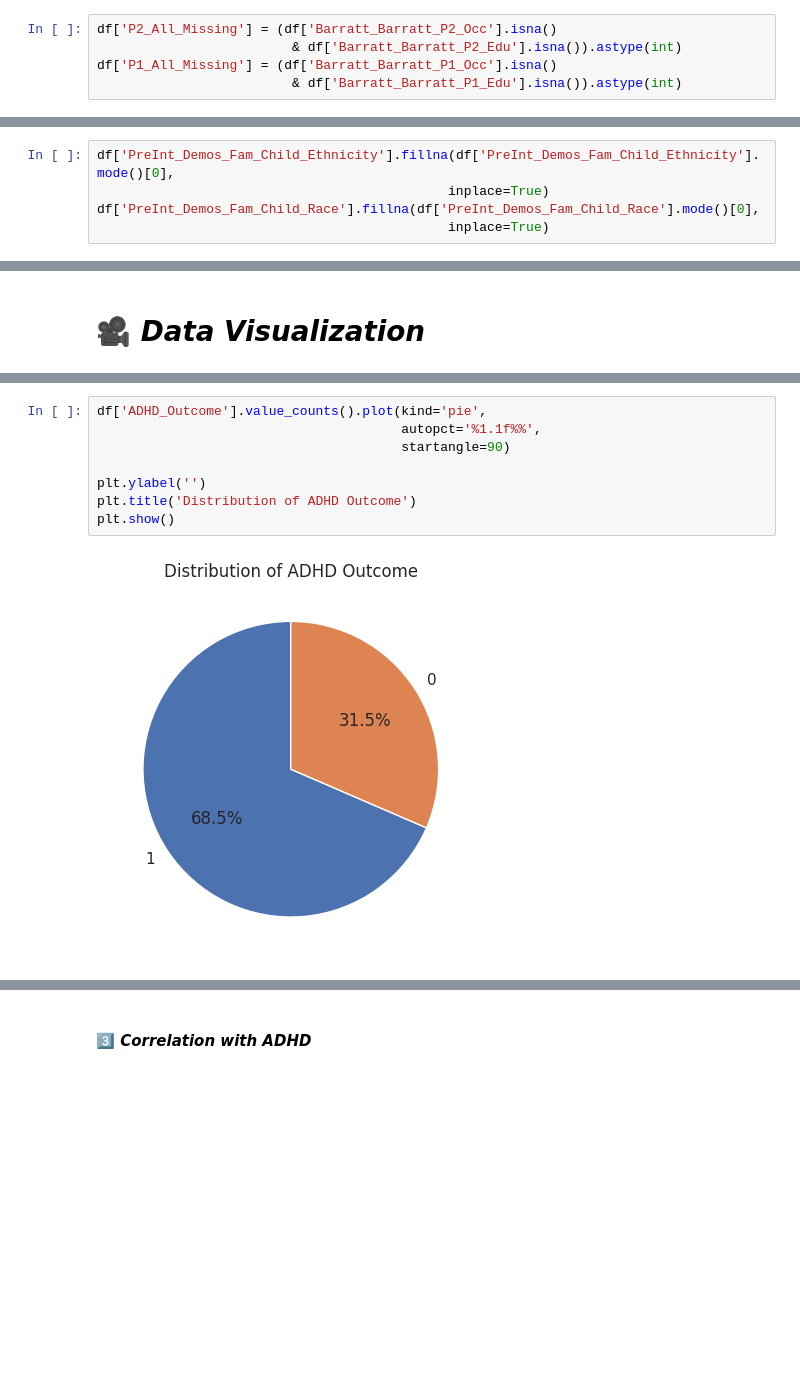
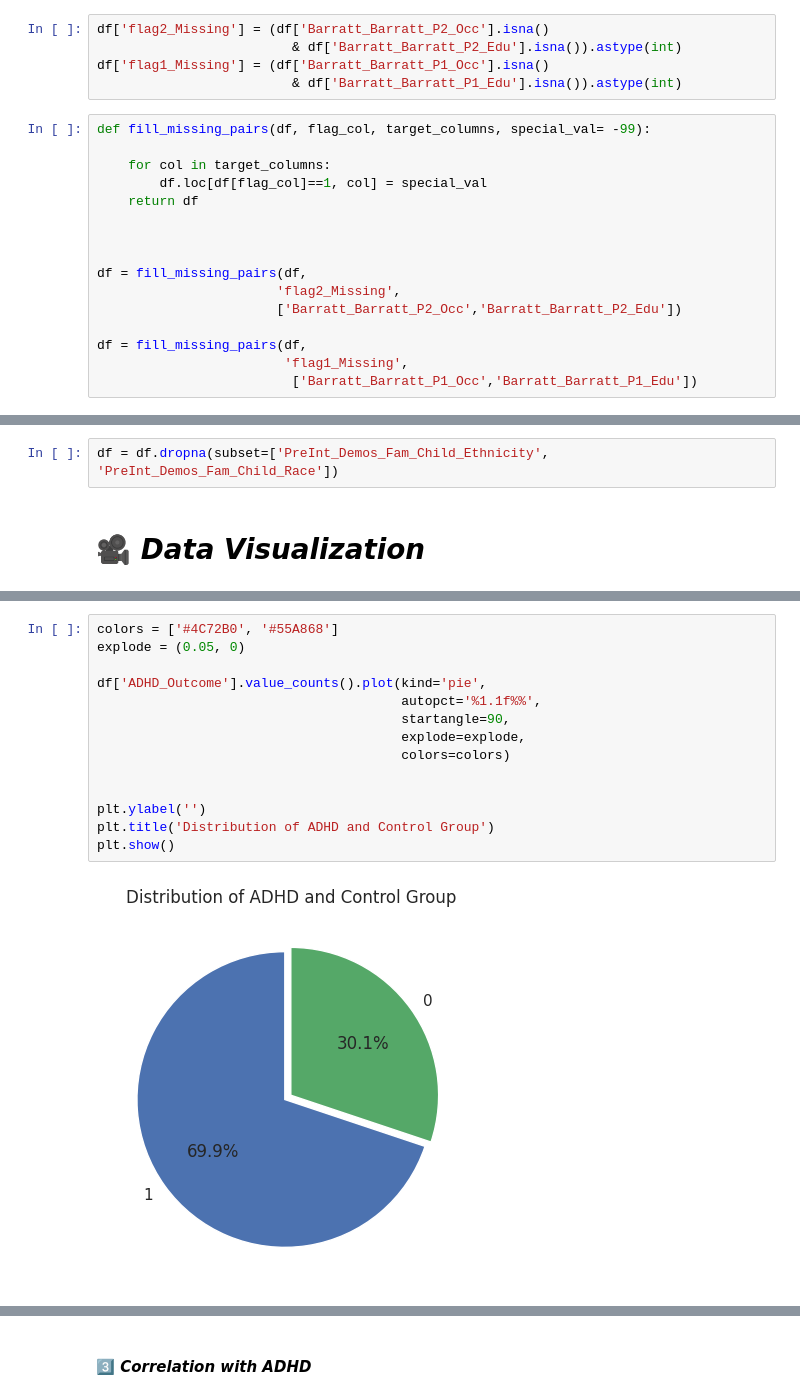
Before and after one commit to yigaai/Psycho_Neuro_ML_Project, a Jupyter notebook: understand-adhd.ipynb, the cells around one changed output, grey strips where cells are left out. Drawn from its saved outputs; the diff is of its cells as text; blank space fills up the shorter version.

```diff
--- a/understand-adhd.ipynb
+++ b/understand-adhd.ipynb
@@ -420,10 +391,26 @@ df = fill_missing_bidirectional(data = df,
                                 col1= 'Barratt_Barratt_P1_Occ',
                                 col2= 'Barratt_Barratt_P1_Edu')
 # %%
-df['P2_All_Missing'] = (df['Barratt_Barratt_P2_Occ'].isna()
+df['flag2_Missing'] = (df['Barratt_Barratt_P2_Occ'].isna()
                          & df['Barratt_Barratt_P2_Edu'].isna()).astype(int)
-df['P1_All_Missing'] = (df['Barratt_Barratt_P1_Occ'].isna()
+df['flag1_Missing'] = (df['Barratt_Barratt_P1_Occ'].isna()
                          & df['Barratt_Barratt_P1_Edu'].isna()).astype(int)
+# %%
+def fill_missing_pairs(df, flag_col, target_columns, special_val= -99):
+
+    for col in target_columns:
+        df.loc[df[flag_col]==1, col] = special_val
+    return df
+
+
+
+df = fill_missing_pairs(df,
+                       'flag2_Missing',
+                       ['Barratt_Barratt_P2_Occ','Barratt_Barratt_P2_Edu'])
+
+df = fill_missing_pairs(df,
+                        'flag1_Missing',
+                         ['Barratt_Barratt_P1_Occ','Barratt_Barratt_P1_Edu'])
 # %% [markdown]
 ### 🏫 **MRI_Track_Scan_Location**
 # %%
@@ -431,8 +418,3 @@ loca_mode = df['MRI_Track_Scan_Location'].mode()[0]
 df['MRI_Track_Scan_Location'].fillna(loca_mode, inplace=True)
 # %% [markdown]
 ###  🧕🏾 **Ethnicity & Race**
-# %%
-df['PreInt_Demos_Fam_Child_Ethnicity'].fillna(df['PreInt_Demos_Fam_Child_Ethnicity'].mode()[0],
-                                             inplace=True)
-df['PreInt_Demos_Fam_Child_Race'].fillna(df['PreInt_Demos_Fam_Child_Race'].mode()[0],
-                                             inplace=True)
@@ -494,3 +423,5 @@ plt.show()
+# %%
+df = df.dropna(subset=['PreInt_Demos_Fam_Child_Ethnicity', 'PreInt_Demos_Fam_Child_Race'])
 # %% [markdown]
 # 🎥   ***Data Visualization***
 # %% [markdown]
@@ -498,10 +429,16 @@ plt.show()
 # %%
+colors = ['#4C72B0', '#55A868']
+explode = (0.05, 0)
+
 df['ADHD_Outcome'].value_counts().plot(kind='pie',
                                        autopct='%1.1f%%',
-                                       startangle=90)
+                                       startangle=90,
+                                       explode=explode,
+                                       colors=colors)
+
 
 plt.ylabel('')
-plt.title('Distribution of ADHD Outcome')
+plt.title('Distribution of ADHD and Control Group')
 plt.show()
 # %% [output]
-[figure, old version]
+[figure, new version]
```
Also changed, not shown: parts of 25 cells of this notebook.
